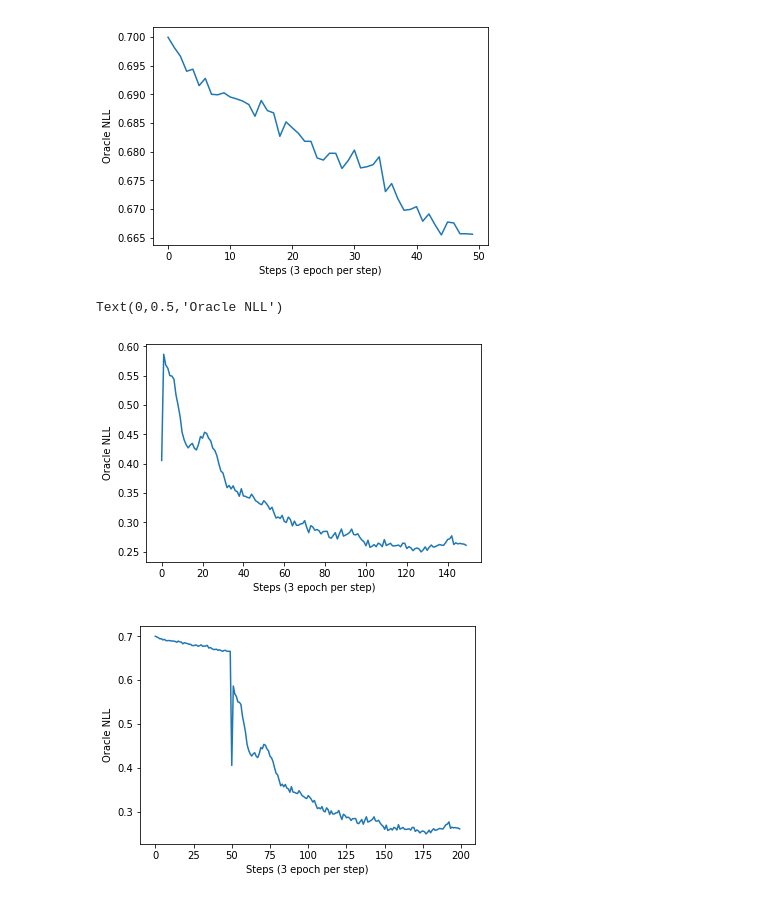
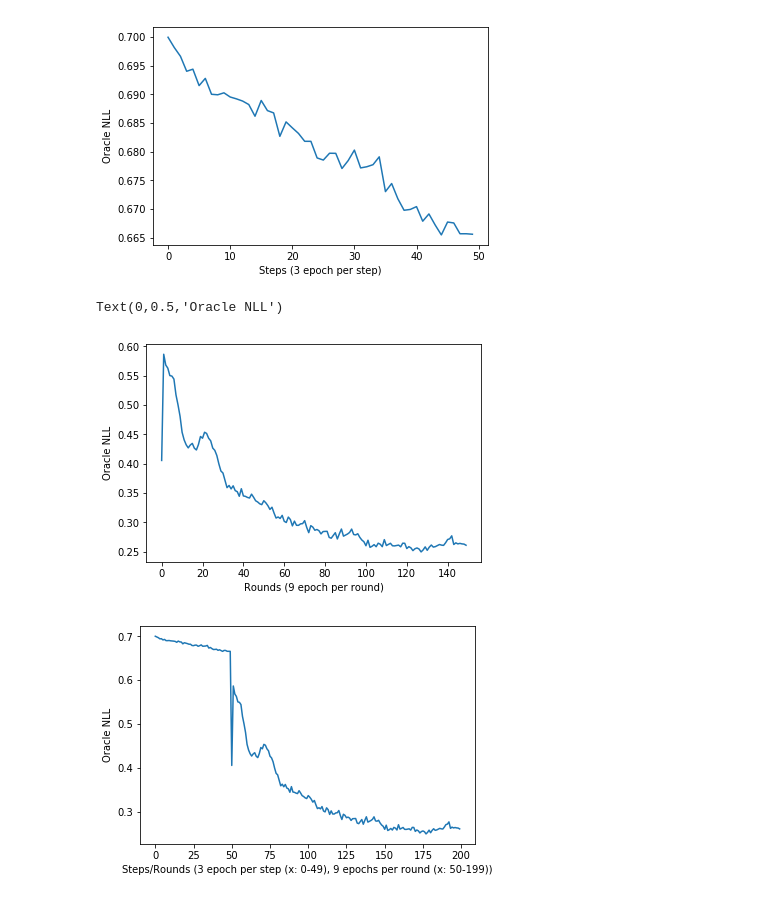
Before and after one commit to X-czh/SeqGAN-PyTorch, a Jupyter notebook: experiment_notebook.ipynb, the cells around one changed output. Drawn from its saved outputs; the diff is of its cells as text; code cells hidden in the pictures.

Commit message:
update image

```diff
--- a/experiment_notebook.ipynb
+++ b/experiment_notebook.ipynb
@@ -61,17 +61,17 @@ Text(0,0.5,'Oracle NLL')
 # %%
 x5 = range(len(dis_adversarial_eval_loss))
 plt.plot(x5, dis_adversarial_eval_loss)
-plt.xlabel('Steps (3 epoch per step)')
+plt.xlabel('Rounds (9 epoch per round)')
 plt.ylabel('Oracle NLL')
 # %% [output]
 Text(0,0.5,'Oracle NLL')
-[figure, old version]
+[figure, new version]
 # %%
 x6 = range(len(dis_pretrain_eval_loss) + len(dis_adversarial_eval_loss))
 dis_loss = dis_pretrain_eval_loss + dis_adversarial_eval_loss
 plt.plot(x6, dis_loss)
-plt.xlabel('Steps (3 epoch per step)')
+plt.xlabel('Steps/Rounds (3 epoch per step (x: 0-49), 9 epochs per round (x: 50-199))')
 plt.ylabel('Oracle NLL')
 plt.savefig('dis_loss.png',dpi=600)
 # %% [output]
-[figure, old version]
+[figure, new version]
```
Also changed, not shown: 1 other file.
